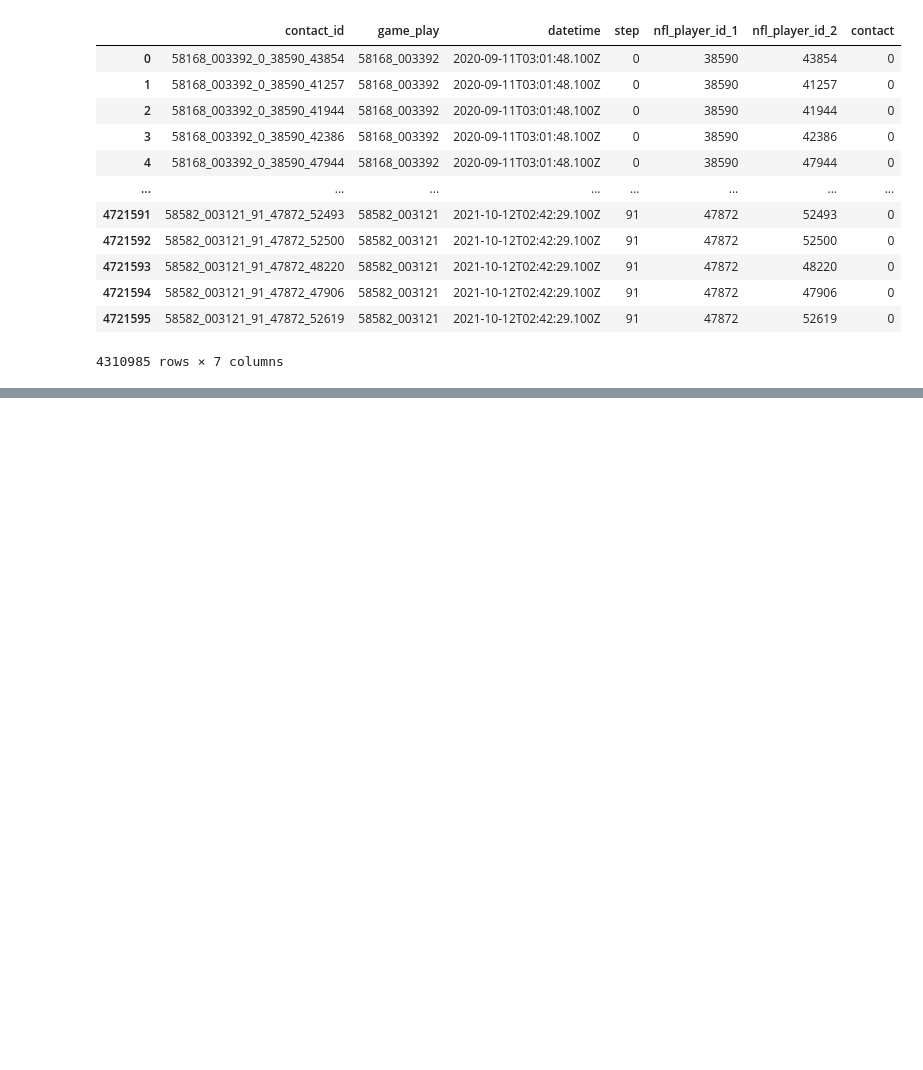
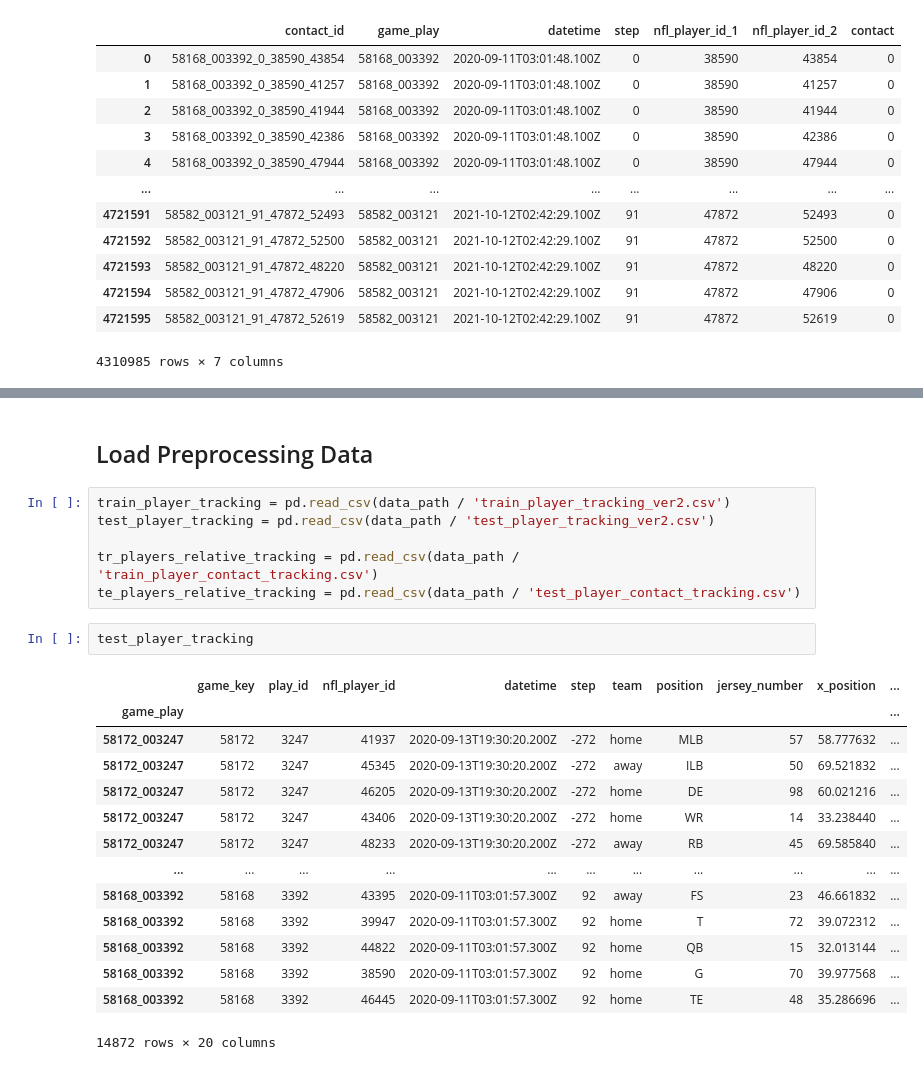
Before and after one commit to jjooki/Player-Contact-Detection, a Jupyter notebook: detection.ipynb, the cells around one changed output, grey strips where cells are left out. Saved outputs shown, nothing was run; the diff lists cells and outputs as text; blank space fills up the shorter version.

```diff
--- a/detection.ipynb
+++ b/detection.ipynb
@@ -485,0 +730,25 @@ def make_graph_tracking(tracking):
+# %% [markdown]
+## Load Preprocessing Data
+# %%
+train_player_tracking = pd.read_csv(data_path / 'train_player_tracking_ver2.csv')
+test_player_tracking = pd.read_csv(data_path / 'test_player_tracking_ver2.csv')
+
+tr_players_relative_tracking = pd.read_csv(data_path / 'train_player_contact_tracking.csv')
+te_players_relative_tracking = pd.read_csv(data_path / 'test_player_contact_tracking.csv')
+# %%
+test_player_tracking
+# %% [output]
+|  | game_key | play_id | nfl_player_id | datetime | step | team | position | jersey_number | x_position | ... |
+| game_play |  |  |  |  |  |  |  |  |  | ... |
+| 58172_003247 | 58172 | 3247 | 41937 | 2020-09-13T19:30:20.200Z | -272 | home | MLB | 57 | 58.777632 | ... |
+| 58172_003247 | 58172 | 3247 | 45345 | 2020-09-13T19:30:20.200Z | -272 | away | ILB | 50 | 69.521832 | ... |
+| 58172_003247 | 58172 | 3247 | 46205 | 2020-09-13T19:30:20.200Z | -272 | home | DE | 98 | 60.021216 | ... |
+| 58172_003247 | 58172 | 3247 | 43406 | 2020-09-13T19:30:20.200Z | -272 | home | WR | 14 | 33.238440 | ... |
+| 58172_003247 | 58172 | 3247 | 48233 | 2020-09-13T19:30:20.200Z | -272 | away | RB | 45 | 69.585840 | ... |
+| ... | ... | ... | ... | ... | ... | ... | ... | ... | ... | ... |
+| 58168_003392 | 58168 | 3392 | 43395 | 2020-09-11T03:01:57.300Z | 92 | away | FS | 23 | 46.661832 | ... |
+| 58168_003392 | 58168 | 3392 | 39947 | 2020-09-11T03:01:57.300Z | 92 | home | T | 72 | 39.072312 | ... |
+| 58168_003392 | 58168 | 3392 | 44822 | 2020-09-11T03:01:57.300Z | 92 | home | QB | 15 | 32.013144 | ... |
+| 58168_003392 | 58168 | 3392 | 38590 | 2020-09-11T03:01:57.300Z | 92 | home | G | 70 | 39.977568 | ... |
+| 58168_003392 | 58168 | 3392 | 46445 | 2020-09-11T03:01:57.300Z | 92 | home | TE | 48 | 35.286696 | ... |
+14872 rows × 20 columns
```
Also changed, not shown: parts of 55 cells of this notebook.
